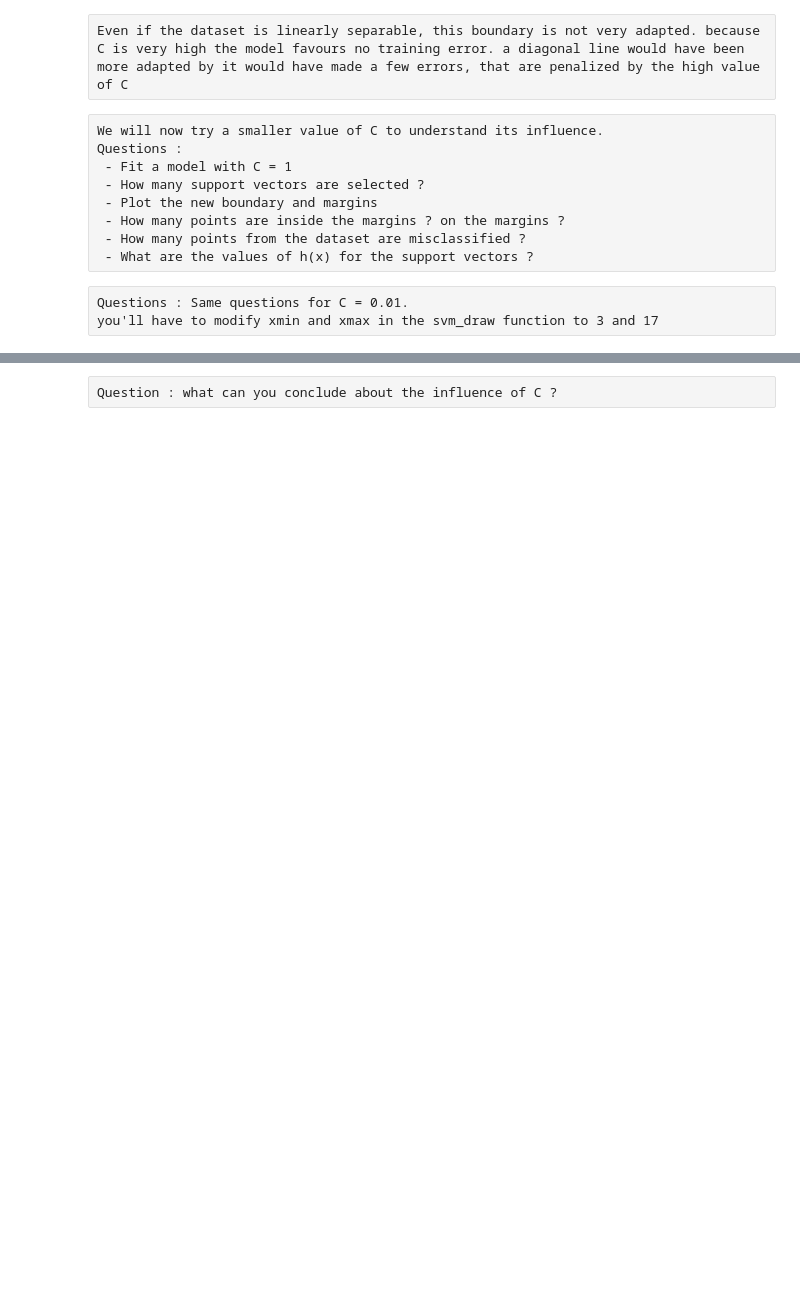
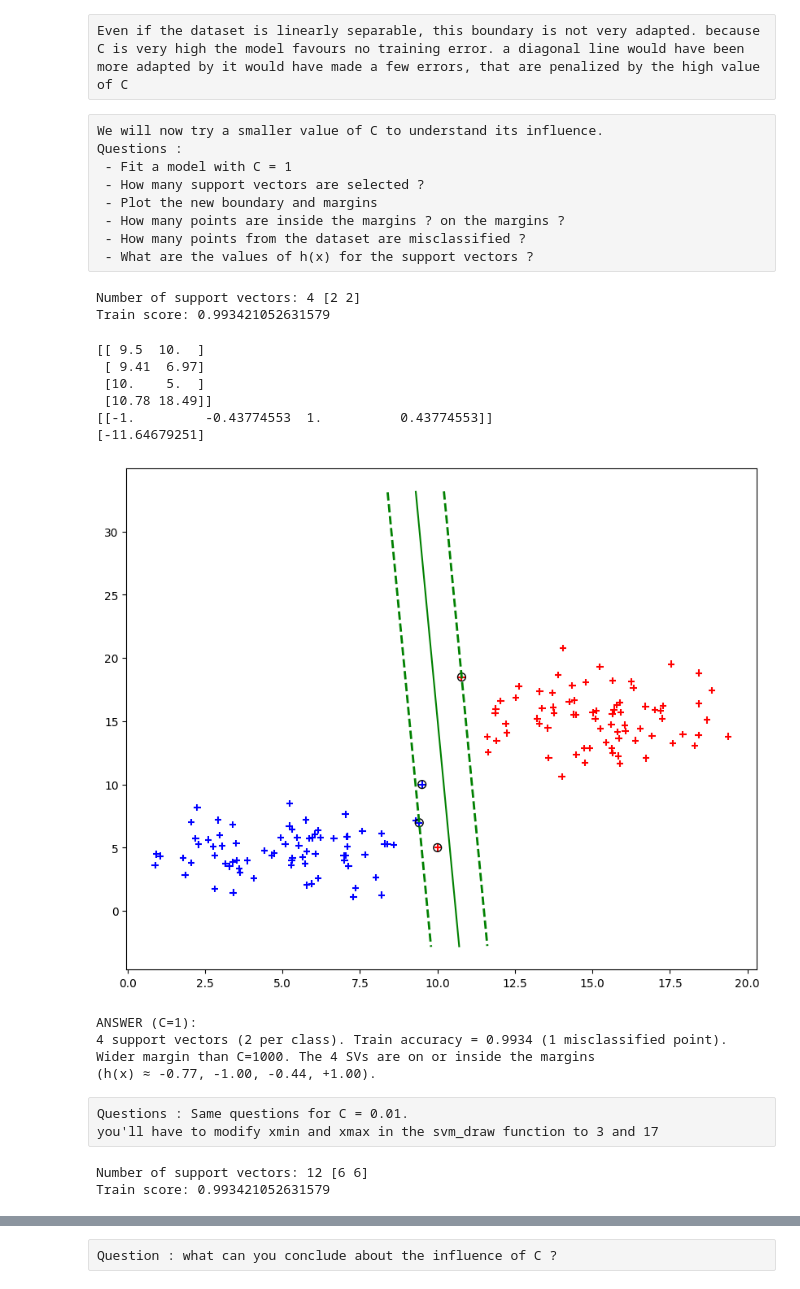
Before and after one commit to waseemjaved755/Supervised-Learning-Hands-on, a Jupyter notebook: TP_SVM_student.ipynb, the cells around one changed output, grey strips where cells are left out. Saved outputs shown, nothing was run; the diff lists cells and outputs as text; code cells hidden in the pictures; blank space fills up the shorter version.

```diff
--- a/TP_SVM_student.ipynb
+++ b/TP_SVM_student.ipynb
@@ -169,3 +213,26 @@ Questions :
  - How many points are inside the margins ? on the margins ?
  - How many points from the dataset are misclassified ?
  - What are the values of h(x) for the support vectors ?
+# %%
+model_svm_c1 = svm.SVC(C=1, kernel="linear").fit(dataset.iloc[:, 0:2], dataset.y)
+print("Number of support vectors:", len(model_svm_c1.support_), model_svm_c1.n_support_)
+print("Train score:", model_svm_c1.score(dataset.iloc[:, 0:2], dataset.y))
+# Answer: 4 support vectors (2 per class), train score about 0.993.
+# %% [output]
+Number of support vectors: 4 [2 2]
+Train score: 0.993421052631579
+# %%
+print(model_svm_c1.support_vectors_)
+print(model_svm_c1.dual_coef_)
+print(model_svm_c1.intercept_)
+# %% [output]
+[[ 9.5  10.  ]
+ [ 9.41  6.97]
+ [10.    5.  ]
+ [10.78 18.49]]
+[[-1.         -0.43774553  1.          0.43774553]]
+[-11.64679251]
+# %%
+svm_draw(model_svm_c1, 9.3, 10.7, dataset)
+# %% [output]
+[figure, added]
@@ -172,3 +241,21 @@ Questions :
+# %%
+print("""ANSWER (C=1):
+4 support vectors (2 per class). Train accuracy = 0.9934 (1 misclassified point).
+Wider margin than C=1000. The 4 SVs are on or inside the margins
+(h(x) ≈ -0.77, -1.00, -0.44, +1.00).""")
+# %% [output]
+ANSWER (C=1):
+4 support vectors (2 per class). Train accuracy = 0.9934 (1 misclassified point).
+Wider margin than C=1000. The 4 SVs are on or inside the margins
+(h(x) ≈ -0.77, -1.00, -0.44, +1.00).
 # %% [raw]
 Questions : Same questions for C = 0.01.
 you'll have to modify xmin and xmax in the svm_draw function to 3 and 17
+# %%
+model_svm_c001 = svm.SVC(C=0.01, kernel="linear").fit(dataset.iloc[:, 0:2], dataset.y)
+print("Number of support vectors:", len(model_svm_c001.support_), model_svm_c001.n_support_)
+print("Train score:", model_svm_c001.score(dataset.iloc[:, 0:2], dataset.y))
+# Answer: 12 support vectors, train score about 0.993.
+# %% [output]
+Number of support vectors: 12 [6 6]
+Train score: 0.993421052631579
```
Also changed, not shown: parts of 43 cells of this notebook, 4 other files.
